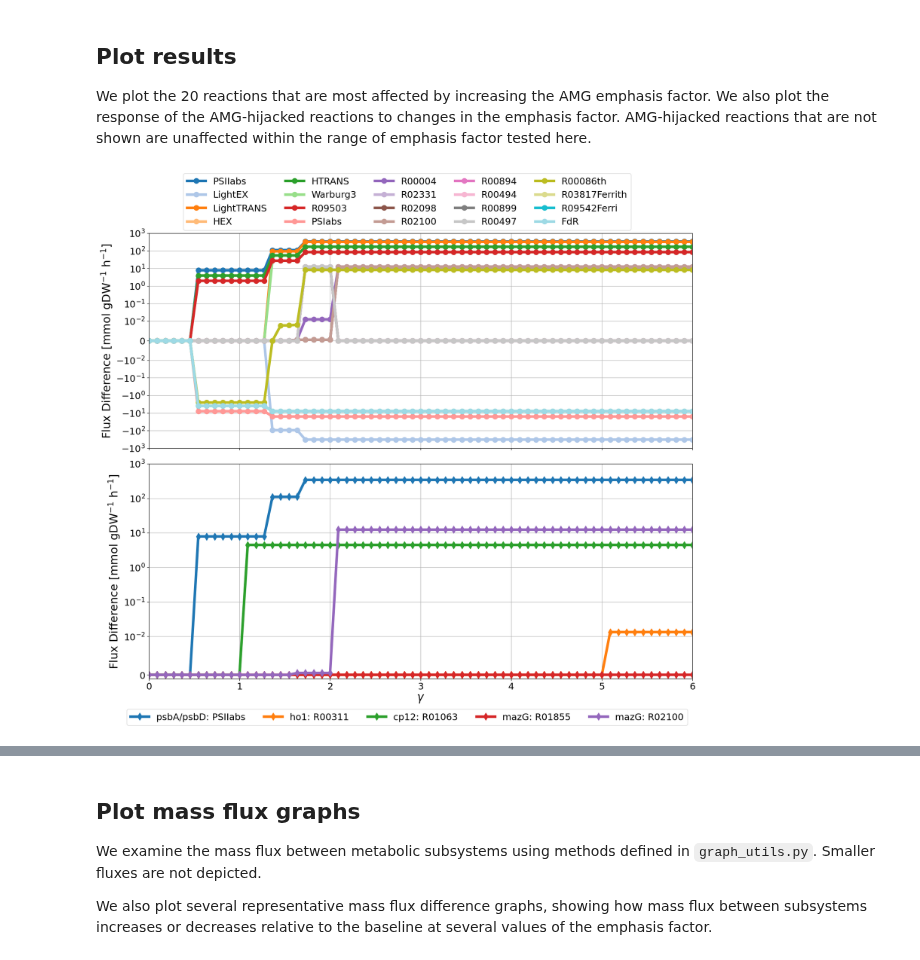
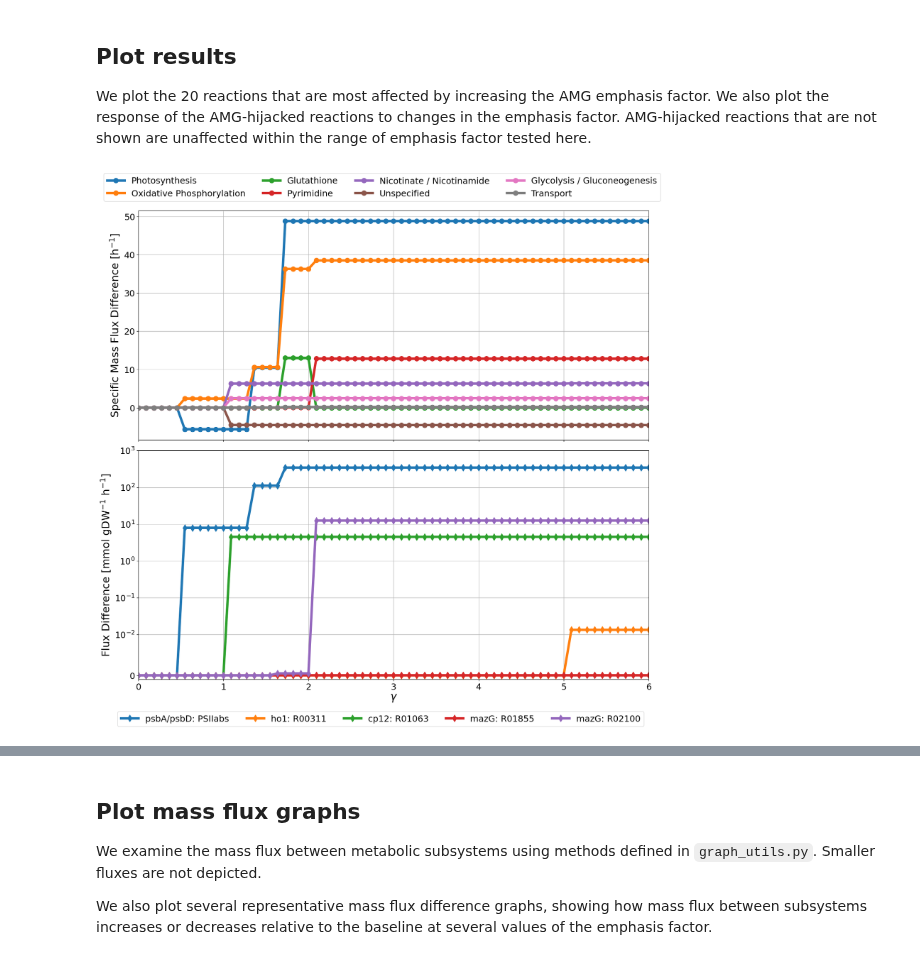
Before and after one commit to NWBRaVE/p-hm2-amgs-in-med4, a Jupyter notebook: emphasis_factor.ipynb, the cells around one changed output, grey strips where cells are left out. Saved outputs shown, nothing was run; the diff lists cells and outputs as text; code cells hidden in the pictures.

Commit message:
updated figures and reran

```diff
--- a/emphasis_factor.ipynb
+++ b/emphasis_factor.ipynb
@@ -142,60 +176,54 @@ diffs
 We plot the 20 reactions that are most affected by increasing the AMG emphasis factor. We also plot the response of the AMG-hijacked reactions to changes in the emphasis factor. AMG-hijacked reactions that are not shown are unaffected within the range of emphasis factor tested here.
 # %%
 fig, axs = plt.subplots(2, 1, figsize=(17, 15), sharex=True)
-top10 = diffs.abs().max(axis=0).sort_values(ascending=False)[0:20].index
-next10 = diffs.abs().max(axis=0).sort_values(ascending=False)[10:20].index
-diffs[top10].plot(
+
+sys_diffs_in[top8sys].plot(
     ax=axs[0],
     marker="o",
     # fillstyle="none",
     linewidth=5,
     markersize=10,
-    colormap="tab20",
+    legend=False,
 )
-# diffs[next10].plot(
-#     ax=axs[0],
-#     marker="x",
-#     fillstyle="none",
-#     linewidth=5,
-#     markersize=10,
-# )
+axs[0].tick_params(labelsize=18)
+fig.legend(ncols=4, loc="upper center", bbox_to_anchor=(0.5, 1.07), fontsize=18)
+axs[0].set_xlim(0, 6)
+axs[0].set_xlabel("$\\gamma$", fontsize=22)
+axs[0].set_ylabel(
+    r"Specific Mass Flux Difference [h$^{-1}$]",
+    fontsize=22,
+)
+axs[0].grid(True, which="both")
 
-axs[0].set_yscale("symlog", linthresh=1e-2)
-axs[0].tick_params(labelsize=18)
-axs[0].legend(ncols=5, loc="upper center", bbox_to_anchor=(0.475, 1.3), fontsize=18)
-# axs[0].set_xlim(0, 6)
-axs[0].set_ylim(-1e3, 1e3)
-axs[0].set_xlabel(r"$\gamma$", fontsize=22)
-axs[0].set_ylabel(r"Flux Difference [mmol gDW$^{-1}$ h$^{-1}$]", fontsize=22)
-axs[0].grid(True, which="both")
-# plt.show()
 (
     diffs[[col for col in amgs if diffs[col].abs().max() > 1e-7]]
     # * np.random.uniform(0.9, 1.1, (len(diffs), 10)) # uncomment to add noise to check for overlap
 ).plot(
     ax=axs[1],
     marker="d",
     # fillstyle="none",
     linewidth=5,
     markersize=10,
 )
 axs[1].set_yscale("symlog", linthresh=1e-2)
 axs[1].tick_params(labelsize=18)
 
 _, lab = axs[1].get_legend_handles_labels()
 axs[1].legend(
     [amg_rxn_names[g] for g in lab],
     ncols=5,
     loc="upper center",
     bbox_to_anchor=(0.475, -0.12),
     fontsize=18,
 )
 axs[1].set_xlim(0, 6)
 axs[1].set_ylim(-1e-3, 1e3)
 axs[1].set_xlabel(r"$\gamma$", fontsize=22)
 axs[1].set_ylabel(r"Flux Difference [mmol gDW$^{-1}$ h$^{-1}$]", fontsize=22)
 axs[1].grid(True, which="both")
 fig.tight_layout()
+fig.savefig("figures/amg_emphasis_factor_combo.png", bbox_inches="tight")
+fig.savefig("figures/amg_emphasis_factor_combo.pdf", bbox_inches="tight")
 plt.show()
 # %% [output]
-[figure, old version]
+[figure, new version]
```
Also changed, not shown: parts of 12 cells of this notebook, 3 other files.
